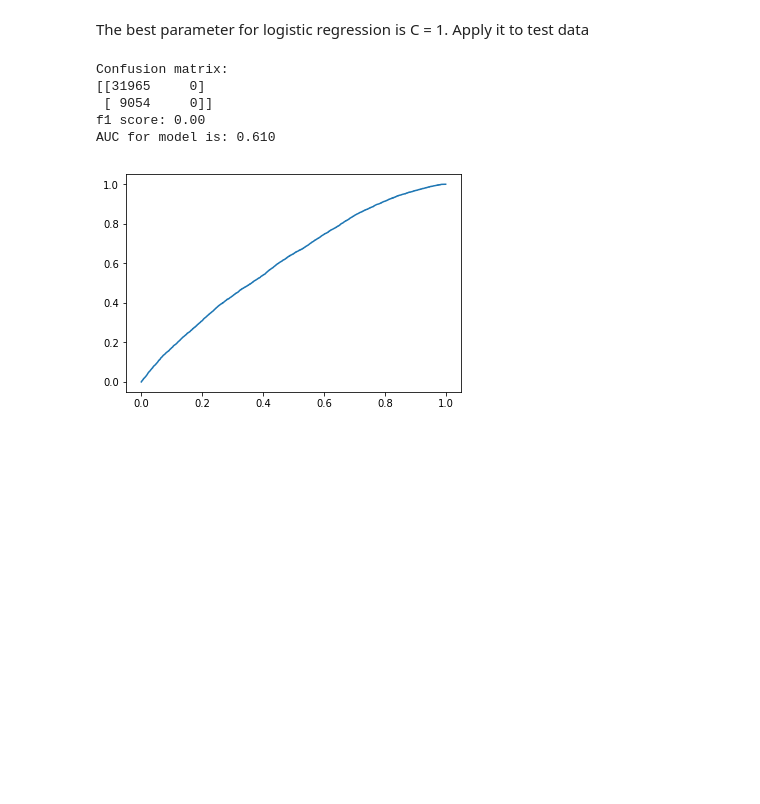
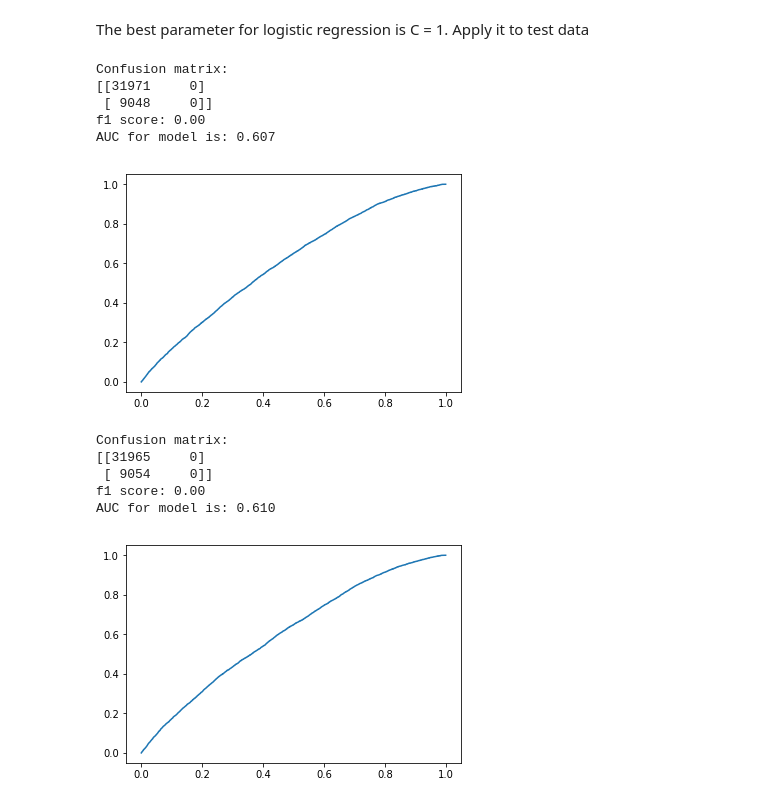
Before and after one commit to haolin-ds/ComplaintsAnalysis, a Jupyter notebook: Complaint_Classifier_V3.ipynb, the cells around one changed output. Cells and saved outputs as stored; diff of their text form; code cells hidden in the pictures; blank space fills up the shorter version.

```diff
--- a/Complaint_Classifier_V3.ipynb
+++ b/Complaint_Classifier_V3.ipynb
@@ -317,4 +313 @@ AUC for model is: 0.581
 [figure]
-# %%
-rf.fit(X_trainval, y_trainval)
-model_evaluate(rf, X_test, y_test, True)
@@ -378,5 +372,17 @@ Parameter C=10.000, mean_auc: 0.6081, std_auc: 0.0057
 # %% [markdown]
 The best parameter for logistic regression is C = 1. Apply it to test data
+# %%
+lgreg = LogisticRegression(C=1, solver="lbfgs", max_iter=2000)
+lgreg.fit(X_trainval, y_trainval)
+is_rf = False
+model_evaluate(lgreg, X_test, y_test, is_rf)
+# %% [output]
+Confusion matrix:
+[[31971     0]
+ [ 9048     0]]
+f1 score: 0.00
+AUC for model is: 0.607
+[figure, added]
 # %%
 lgreg = LogisticRegression(C=1, solver="lbfgs", max_iter=2000)
 lgreg.fit(X_trainval, y_trainval)
```
Also changed, not shown: parts of 75 cells of this notebook, 7 other files.
